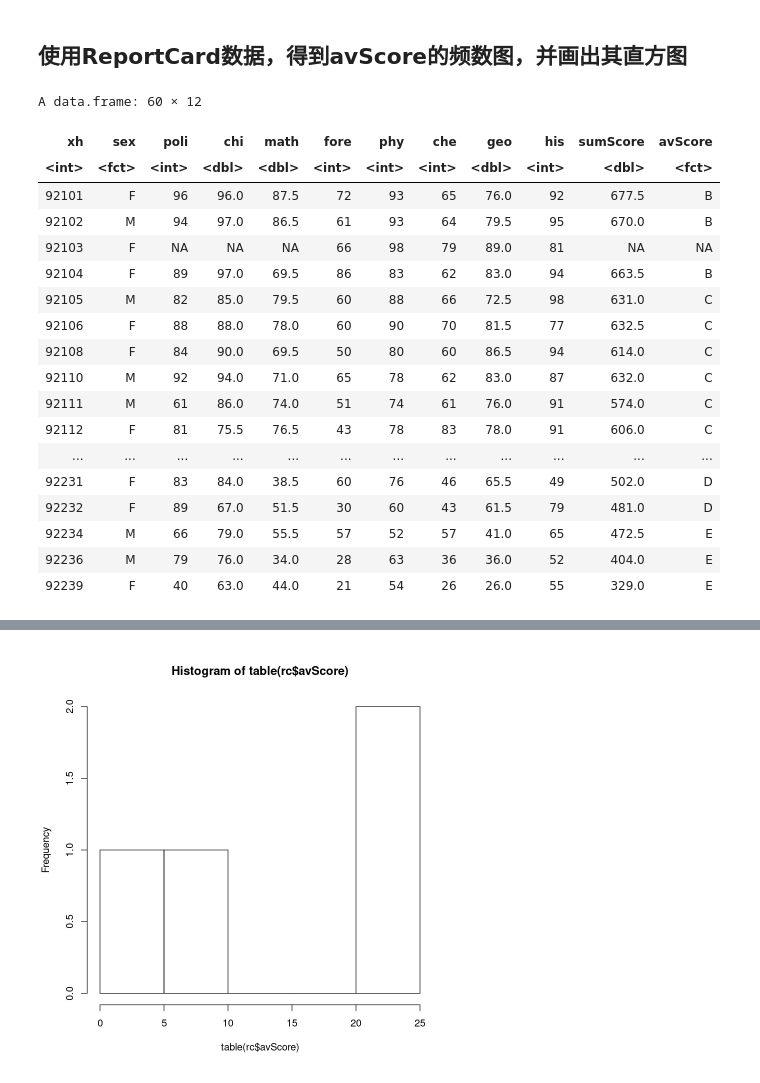
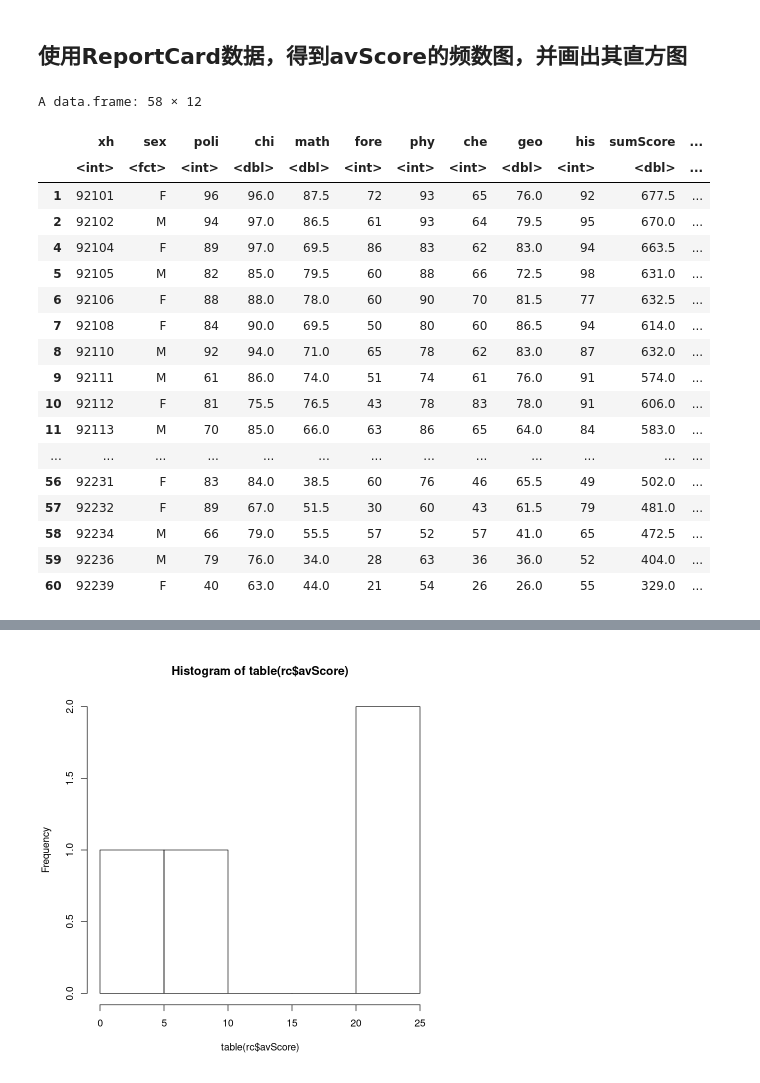
Before and after one commit to chenboshuo/learn_r, a Jupyter notebook: src/homework/review1.ipynb, the cells around one changed output, grey strips where cells are left out. Drawn from its saved outputs; the diff is of its cells as text; code cells hidden in the pictures.

```diff
--- a/src/homework/review1.ipynb
+++ b/src/homework/review1.ipynb
@@ -87,25 +101,26 @@ curve(dnorm(x,temp_mean,temp_std),add=TRUE)
 ## 使用ReportCard数据，得到avScore的频数图，并画出其直方图
 # %%
 rc = read.table('ReportCard.txt',header=TRUE)
+rc = na.omit(rc)
 rc
 # %% [output]
-A data.frame: 60 × 12
+A data.frame: 58 × 12
-| xh | sex | poli | chi | math | fore | phy | che | geo | his | sumScore | avScore |
-| <int> | <fct> | <int> | <dbl> | <dbl> | <int> | <int> | <int> | <dbl> | <int> | <dbl> | <fct> |
-| 92101 | F | 96 | 96.0 | 87.5 | 72 | 93 | 65 | 76.0 | 92 | 677.5 | B |
-| 92102 | M | 94 | 97.0 | 86.5 | 61 | 93 | 64 | 79.5 | 95 | 670.0 | B |
-| 92103 | F | NA | NA | NA | 66 | 98 | 79 | 89.0 | 81 | NA | NA |
-| 92104 | F | 89 | 97.0 | 69.5 | 86 | 83 | 62 | 83.0 | 94 | 663.5 | B |
-| 92105 | M | 82 | 85.0 | 79.5 | 60 | 88 | 66 | 72.5 | 98 | 631.0 | C |
-| 92106 | F | 88 | 88.0 | 78.0 | 60 | 90 | 70 | 81.5 | 77 | 632.5 | C |
-| 92108 | F | 84 | 90.0 | 69.5 | 50 | 80 | 60 | 86.5 | 94 | 614.0 | C |
-| 92110 | M | 92 | 94.0 | 71.0 | 65 | 78 | 62 | 83.0 | 87 | 632.0 | C |
-| 92111 | M | 61 | 86.0 | 74.0 | 51 | 74 | 61 | 76.0 | 91 | 574.0 | C |
-| 92112 | F | 81 | 75.5 | 76.5 | 43 | 78 | 83 | 78.0 | 91 | 606.0 | C |
-| ... | ... | ... | ... | ... | ... | ... | ... | ... | ... | ... | ... |
-| 92231 | F | 83 | 84.0 | 38.5 | 60 | 76 | 46 | 65.5 | 49 | 502.0 | D |
-| 92232 | F | 89 | 67.0 | 51.5 | 30 | 60 | 43 | 61.5 | 79 | 481.0 | D |
-| 92234 | M | 66 | 79.0 | 55.5 | 57 | 52 | 57 | 41.0 | 65 | 472.5 | E |
-| 92236 | M | 79 | 76.0 | 34.0 | 28 | 63 | 36 | 36.0 | 52 | 404.0 | E |
-| 92239 | F | 40 | 63.0 | 44.0 | 21 | 54 | 26 | 26.0 | 55 | 329.0 | E |
+|  | xh | sex | poli | chi | math | fore | phy | che | geo | his | sumScore | ... |
+|  | <int> | <fct> | <int> | <dbl> | <dbl> | <int> | <int> | <int> | <dbl> | <int> | <dbl> | ... |
+| 1 | 92101 | F | 96 | 96.0 | 87.5 | 72 | 93 | 65 | 76.0 | 92 | 677.5 | ... |
+| 2 | 92102 | M | 94 | 97.0 | 86.5 | 61 | 93 | 64 | 79.5 | 95 | 670.0 | ... |
+| 4 | 92104 | F | 89 | 97.0 | 69.5 | 86 | 83 | 62 | 83.0 | 94 | 663.5 | ... |
+| 5 | 92105 | M | 82 | 85.0 | 79.5 | 60 | 88 | 66 | 72.5 | 98 | 631.0 | ... |
+| 6 | 92106 | F | 88 | 88.0 | 78.0 | 60 | 90 | 70 | 81.5 | 77 | 632.5 | ... |
+| 7 | 92108 | F | 84 | 90.0 | 69.5 | 50 | 80 | 60 | 86.5 | 94 | 614.0 | ... |
+| 8 | 92110 | M | 92 | 94.0 | 71.0 | 65 | 78 | 62 | 83.0 | 87 | 632.0 | ... |
+| 9 | 92111 | M | 61 | 86.0 | 74.0 | 51 | 74 | 61 | 76.0 | 91 | 574.0 | ... |
+| 10 | 92112 | F | 81 | 75.5 | 76.5 | 43 | 78 | 83 | 78.0 | 91 | 606.0 | ... |
+| 11 | 92113 | M | 70 | 85.0 | 66.0 | 63 | 86 | 65 | 64.0 | 84 | 583.0 | ... |
+| ... | ... | ... | ... | ... | ... | ... | ... | ... | ... | ... | ... | ... |
+| 56 | 92231 | F | 83 | 84.0 | 38.5 | 60 | 76 | 46 | 65.5 | 49 | 502.0 | ... |
+| 57 | 92232 | F | 89 | 67.0 | 51.5 | 30 | 60 | 43 | 61.5 | 79 | 481.0 | ... |
+| 58 | 92234 | M | 66 | 79.0 | 55.5 | 57 | 52 | 57 | 41.0 | 65 | 472.5 | ... |
+| 59 | 92236 | M | 79 | 76.0 | 34.0 | 28 | 63 | 36 | 36.0 | 52 | 404.0 | ... |
+| 60 | 92239 | F | 40 | 63.0 | 44.0 | 21 | 54 | 26 | 26.0 | 55 | 329.0 | ... |
 # %%
```
Also changed, not shown: parts of 13 cells of this notebook, 2 other files.
